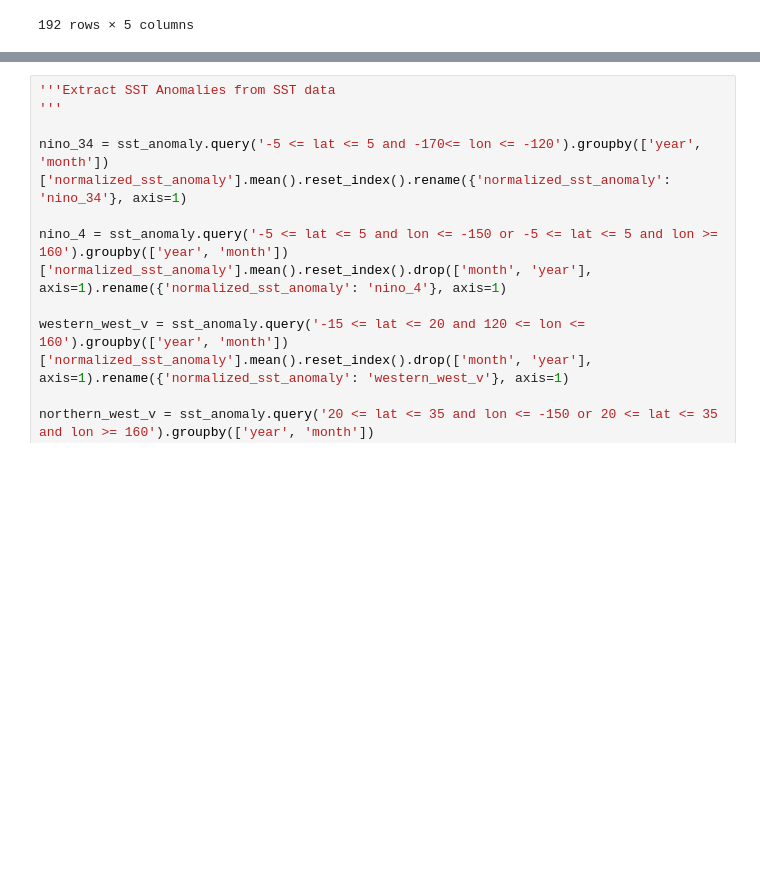
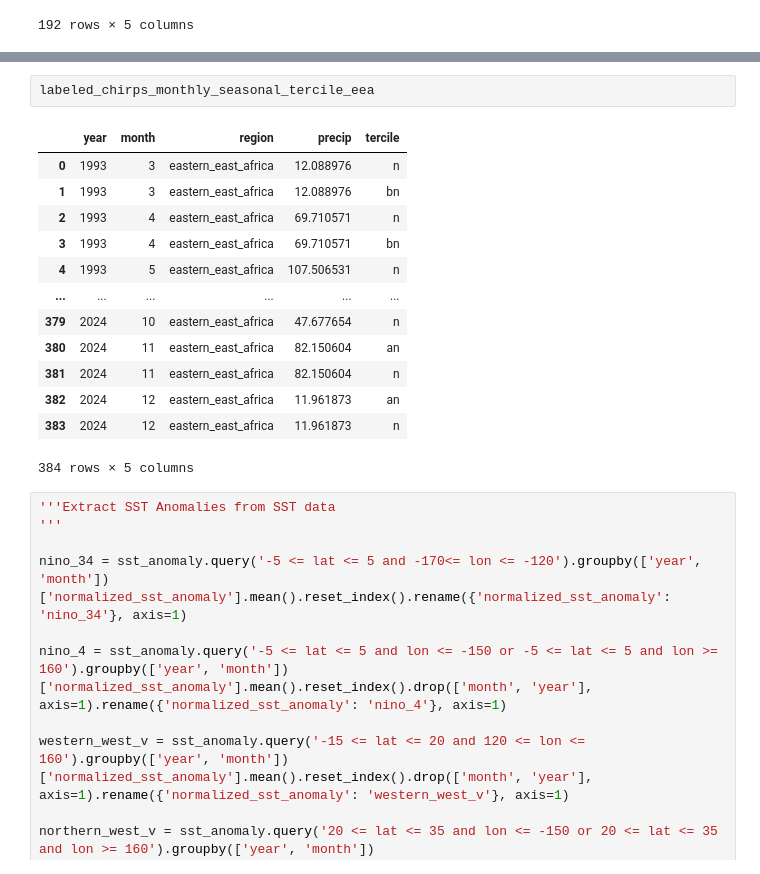
Before and after one commit to yatli24/CHC, a Jupyter notebook: Jupyter notebooks/ml_long_lead_data_automated.ipynb, the cells around one changed output, grey strips where cells are left out. Cells and saved outputs as stored; diff of their text form; blank space fills up the shorter version.

```diff
--- a/Jupyter notebooks/ml_long_lead_data_automated.ipynb
+++ b/Jupyter notebooks/ml_long_lead_data_automated.ipynb
@@ -305,4 +291,20 @@ labeled_chirps_seasonal_eea
 64 rows × 5 columns
+# %%
+labeled_chirps_monthly_seasonal_tercile_eea
+# %% [output]
+|  | year | month | region | precip | tercile |
+| 0 | 1993 | 3 | eastern_east_africa | 12.088976 | n |
+| 1 | 1993 | 3 | eastern_east_africa | 12.088976 | bn |
+| 2 | 1993 | 4 | eastern_east_africa | 69.710571 | n |
+| 3 | 1993 | 4 | eastern_east_africa | 69.710571 | bn |
+| 4 | 1993 | 5 | eastern_east_africa | 107.506531 | n |
+| ... | ... | ... | ... | ... | ... |
+| 379 | 2024 | 10 | eastern_east_africa | 47.677654 | n |
+| 380 | 2024 | 11 | eastern_east_africa | 82.150604 | an |
+| 381 | 2024 | 11 | eastern_east_africa | 82.150604 | n |
+| 382 | 2024 | 12 | eastern_east_africa | 11.961873 | an |
+| 383 | 2024 | 12 | eastern_east_africa | 11.961873 | n |
+384 rows × 5 columns
 # %%
 '''Extract SST Anomalies from SST data
 '''
```
Also changed, not shown: parts of 7 cells of this notebook.
